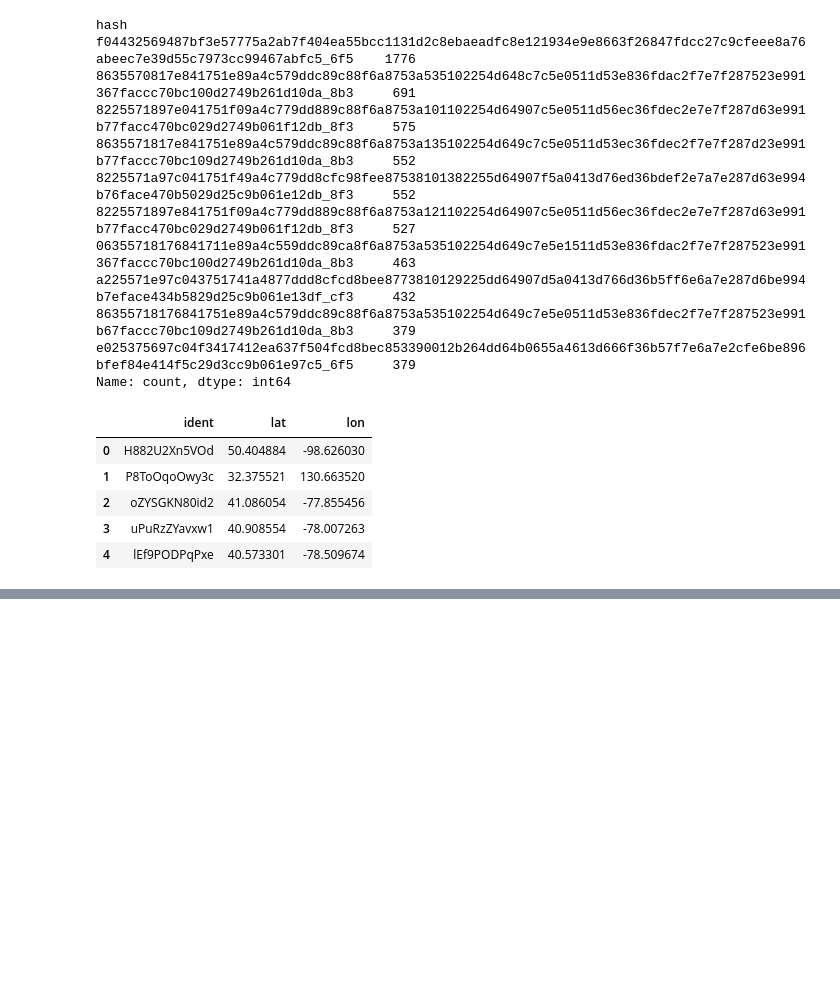
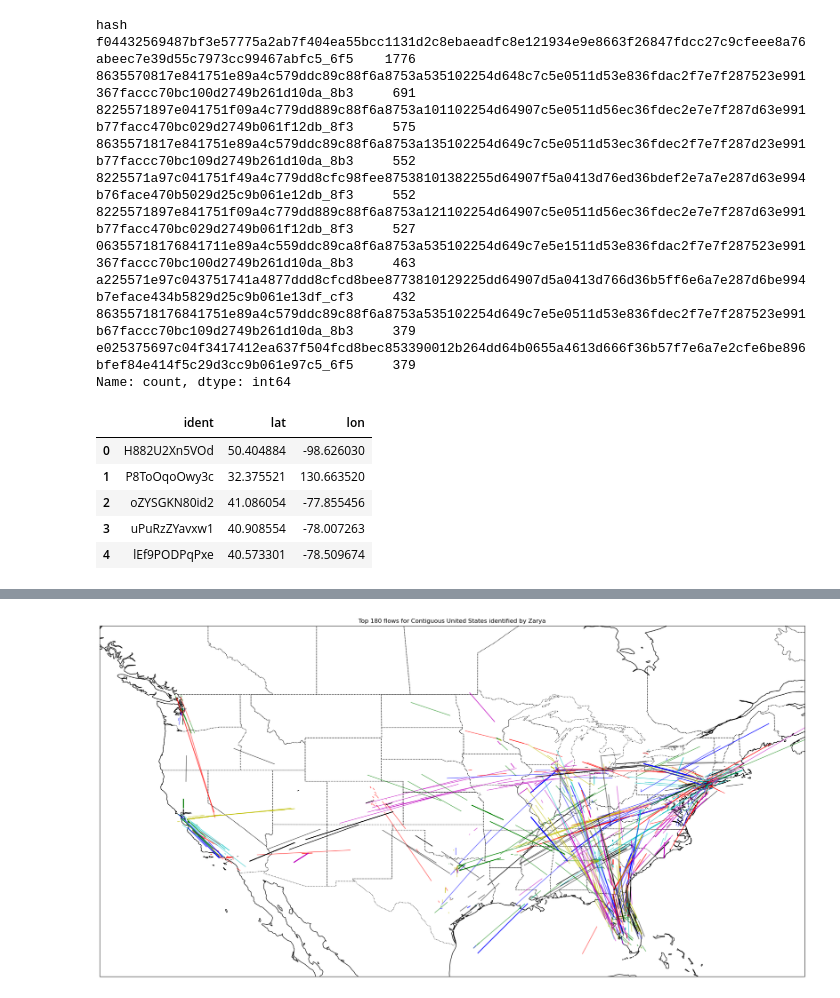
Before and after one commit to thinhhoang95/XFD, a Jupyter notebook: flow-detection/viz_segments6b.ipynb, the cells around one changed output, grey strips where cells are left out. Cells and saved outputs as stored; diff of their text form; code cells hidden in the pictures; blank space fills up the shorter version.

```diff
--- a/flow-detection/viz_segments6b.ipynb
+++ b/flow-detection/viz_segments6b.ipynb
@@ -274,2 +276,6 @@ plot_all_flows_in_one_map(hash_counts, hash_df, wp_df, n_first_hashes=120, regio
+# %%
+plot_all_flows_in_one_map(hash_counts, hash_df, wp_df, n_first_hashes=180, region='conus')
+# %% [output]
+[figure, added]
 # %%
 plot_all_flows_in_one_map(hash_counts, hash_df, wp_df, n_first_hashes=120, region='europe')
```
Also changed, not shown: parts of 4 cells of this notebook, 4 other files.
